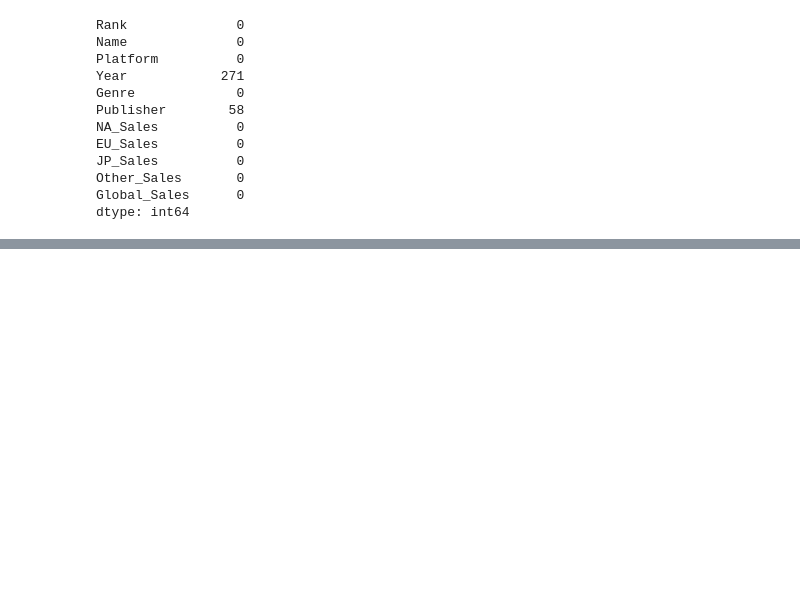
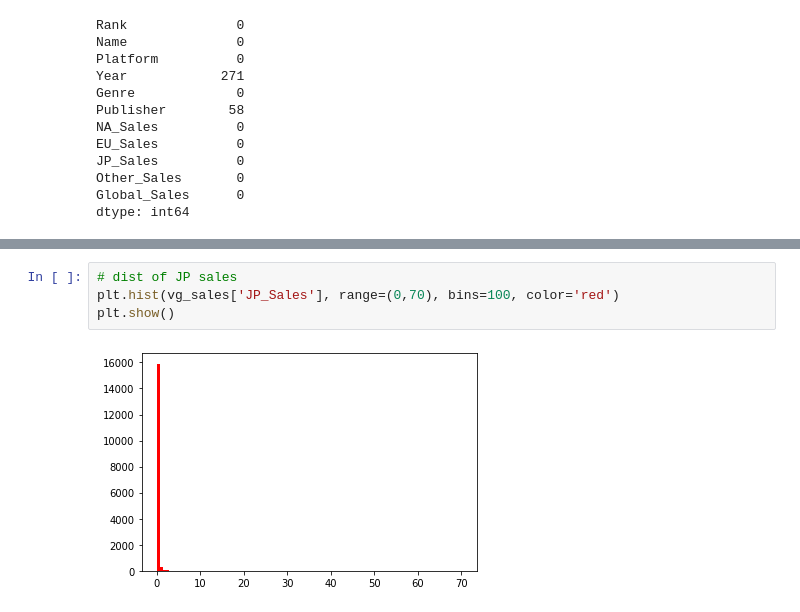
Before and after one commit to ChrisGarciaDS/VideoGame-Sales-Analysis, a Jupyter notebook: VG_analysis.ipynb, the cells around one changed output, grey strips where cells are left out. Drawn from its saved outputs; the diff is of its cells as text; blank space fills up the shorter version.

```diff
--- a/VG_analysis.ipynb
+++ b/VG_analysis.ipynb
@@ -87,0 +178,6 @@ dtype: int64
+# %%
+# dist of JP sales
+plt.hist(vg_sales['JP_Sales'], range=(0,70), bins=100, color='red')
+plt.show()
+# %% [output]
+[figure, added]
```
Also changed, not shown: parts of 16 cells of this notebook.
